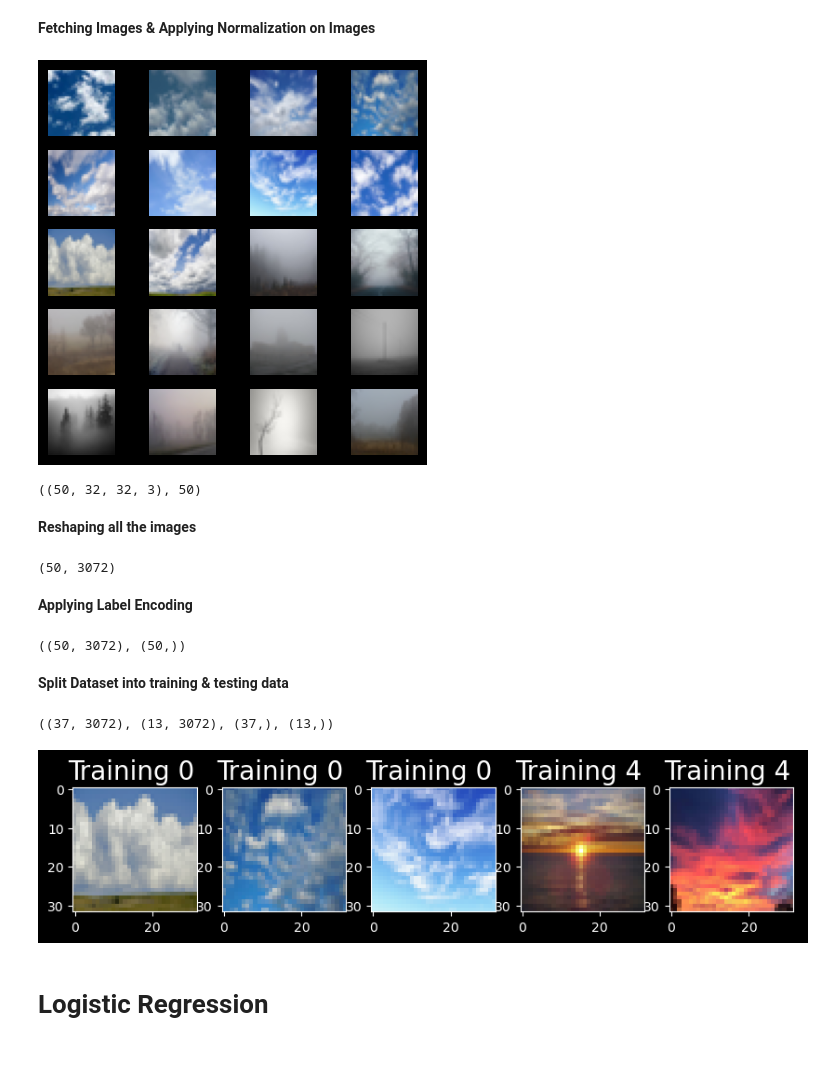
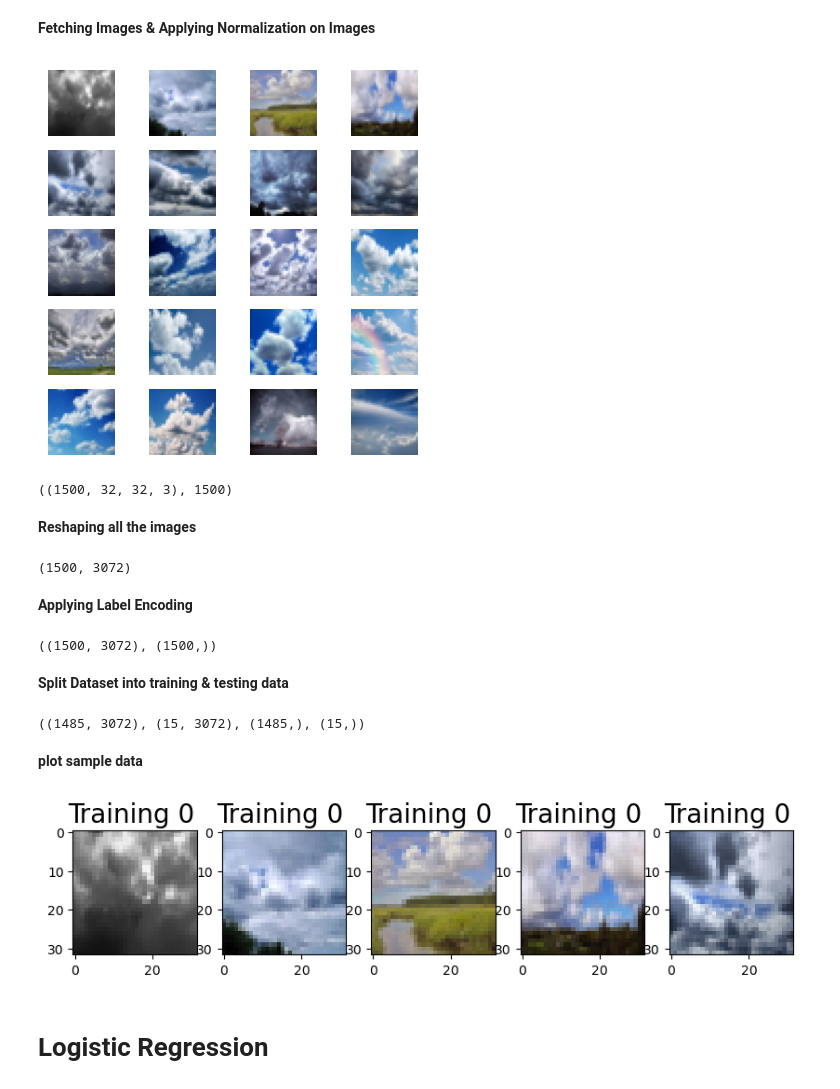
Before and after one commit to ShivangModi/WeatherClassIdentification, a Jupyter notebook: weather_class_identification.ipynb, the cells around one changed output. Cells and saved outputs as stored; diff of their text form; code cells hidden in the pictures; blank space fills up the shorter version.

```diff
--- a/weather_class_identification.ipynb
+++ b/weather_class_identification.ipynb
@@ -3,9 +3,10 @@
 # %%
 import numpy as np
 import pandas as pd
+import seaborn as sns
 
 %matplotlib inline
 import matplotlib.pyplot as plt
-plt.style.use("dark_background")
+# plt.style.use("dark_background")
 # %%
 import os
@@ -22,13 +23,14 @@ def load_images(path):
     label = list()
 
     for folder in os.listdir(path):
-        subpath = path + '/' + folder
-        for image in os.listdir(subpath):
-            img = Image.open(subpath + '/' + image).convert('RGB')
-            img = img.resize(size=(32, 32))
-            imgs.append(np.array(img))
-            label.append(folder)
-            del img
+        if folder not in ['alien_test', 'test.csv']:
+            subpath = path + '/' + folder
+            for image in os.listdir(subpath):
+                img = Image.open(subpath + '/' + image).convert('RGB')
+                img = img.resize(size=(32, 32))
+                imgs.append(np.array(img))
+                label.append(folder)
+                del img
 
     plt.figure(figsize = (5, 5))
     for i in range(20):
@@ -42,12 +44,12 @@ def load_images(path):
 # %% [markdown]
 **Fetching Images & Applying Normalization on Images**
 # %%
-x, y = load_images('./data')
+x, y = load_images('./dataset')
 x = x/255.0
 x.shape, len(y)
 # %% [output]
-[figure, old version]
+[figure, new version]
-((50, 32, 32, 3), 50)
+((1500, 32, 32, 3), 1500)
 # %% [markdown]
 **Reshaping all the images**
 # %%
@@ -55,7 +57,7 @@ nsamples, nx, ny, nrgb = x.shape
 x_new = x.reshape((nsamples, nx * ny * nrgb))
 x_new.shape
 # %% [output]
-(50, 3072)
+(1500, 3072)
 # %% [markdown]
 **Applying Label Encoding**
 # %%
@@ -65,4 +67,4 @@ label_encoder = LabelEncoder()
 y_new = label_encoder.fit_transform(y)
 x_new.shape, y_new.shape
 # %% [output]
-((50, 3072), (50,))
+((1500, 3072), (1500,))
@@ -74,19 +73,21 @@ x_new.shape, y_new.shape
 # %%
 from sklearn.model_selection import train_test_split
 
-train_x, test_x, train_y, test_y = train_test_split(x_new, y_new, test_size=0.25, random_state=42)
+train_x, test_x, train_y, test_y = train_test_split(x_new, y_new, test_size=0.01, random_state=42)
 train_x.shape, test_x.shape, train_y.shape, test_y.shape
 # %% [output]
-((37, 3072), (13, 3072), (37,), (13,))
+((1485, 3072), (15, 3072), (1485,), (15,))
+# %% [markdown]
+**plot sample data**
 # %%
 plt.figure(figsize = (10, 10))
-for index, (image, label) in enumerate(zip(train_x[:5], train_y[:5])):
+for index, (image, label) in enumerate(zip(x_new[:5], y_new[:5])):
     plt.subplot(1, 5, index+1)
     plt.imshow(np.reshape(image, (32, 32, 3)))
     plt.title('Training %d ' % label, fontsize=20)
     plt.plot
 # %% [output]
-[figure, old version]
+[figure, new version]
 # %% [markdown]
 # Logistic Regression
 # %%
```
Also changed, not shown: parts of 44 cells of this notebook.
